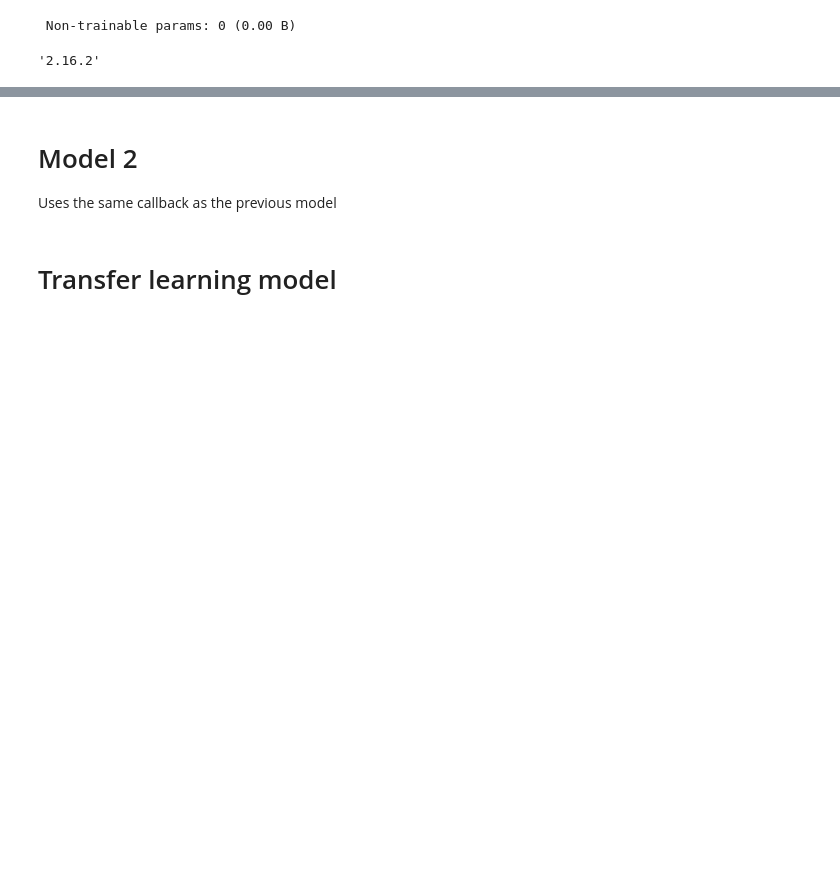
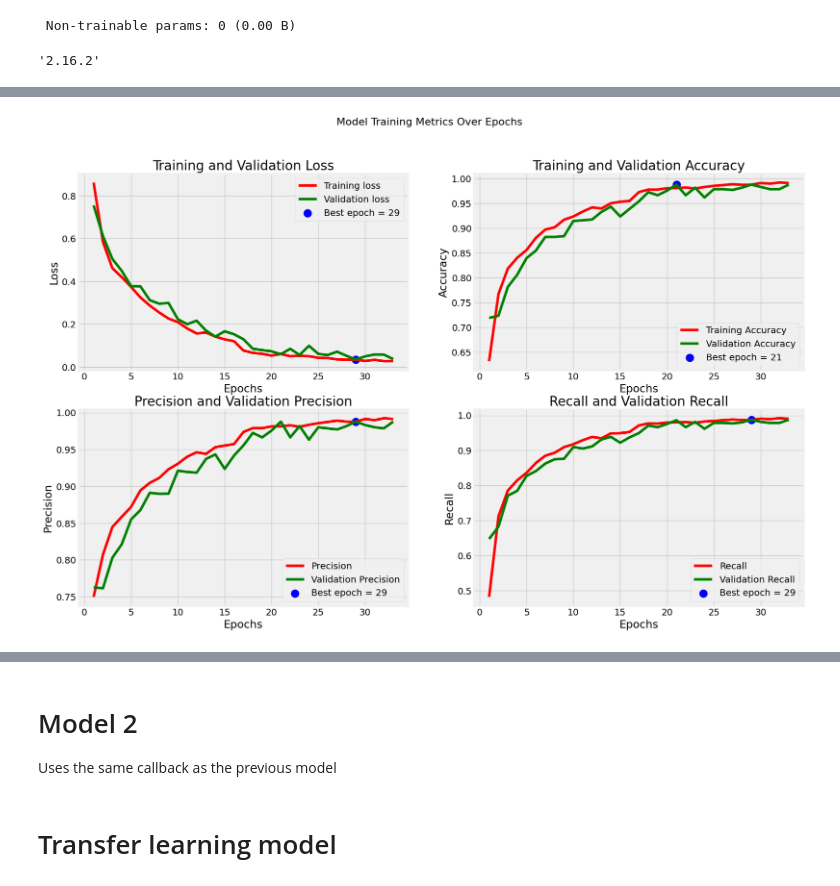
Before and after one commit to Mikkelml/brain_project, a Jupyter notebook: brain_img_classifier.ipynb, the cells around one changed output, grey strips where cells are left out. Cells and saved outputs as stored; diff of their text form; code cells hidden in the pictures; blank space fills up the shorter version.

```diff
--- a/brain_img_classifier.ipynb
+++ b/brain_img_classifier.ipynb
@@ -551,3 +600,7 @@ plt.show()
+# %%
+model_hist(model1_hist)
+# %% [output]
+[figure, added]
 # %%
 preds = model1.predict(test_gen)
 y_pred = np.argmax(preds, axis=1)
```
Also changed, not shown: parts of 22 cells of this notebook.
